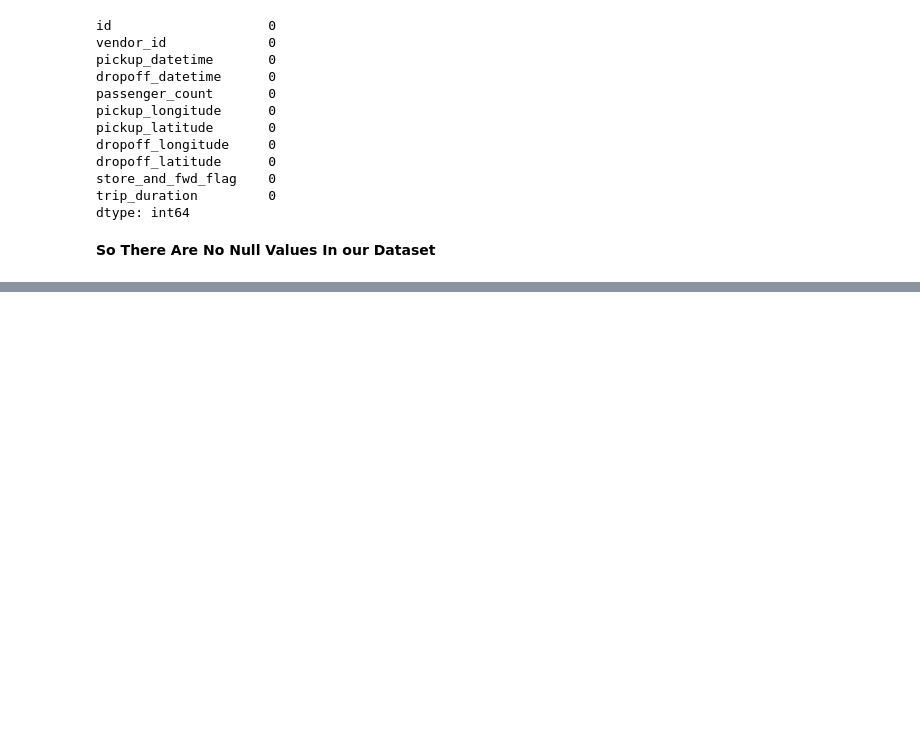
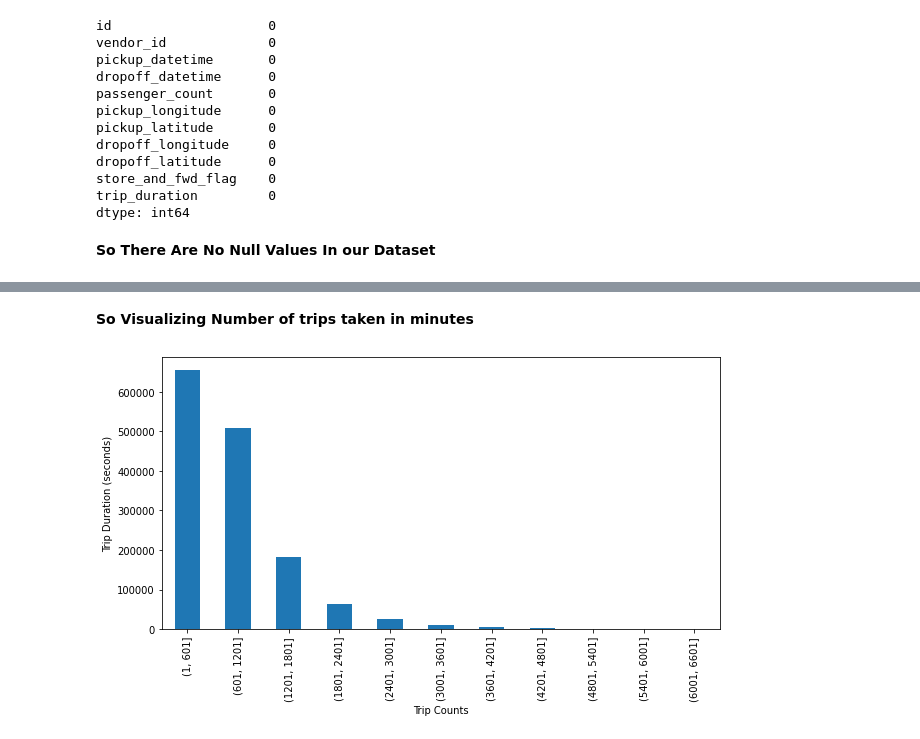
Before and after one commit to AbhijeetS1112/NYC-Taxi-Trip-Time-Prediction----ALMA, a Jupyter notebook: NYC_Taxi_Trip_Time_Prediction.ipynb, the cells around one changed output, grey strips where cells are left out. Drawn from its saved outputs; the diff is of its cells as text; code cells hidden in the pictures; blank space fills up the shorter version.

```diff
--- a/NYC_Taxi_Trip_Time_Prediction.ipynb
+++ b/NYC_Taxi_Trip_Time_Prediction.ipynb
@@ -132,0 +355,10 @@ dtype: int64
+# %% [markdown]
+**So Visualizing Number of trips taken in minutes**
+# %%
+plt.figure(figsize = (10,5))
+df.trip_duration.groupby(pd.cut(df.trip_duration, np.arange(1,7200,600))).count().plot(kind='bar')
+plt.xlabel('Trip Counts')
+plt.ylabel('Trip Duration (seconds)')
+plt.show()
+# %% [output]
+[figure, added]
```
Also changed, not shown: parts of 33 cells of this notebook.
